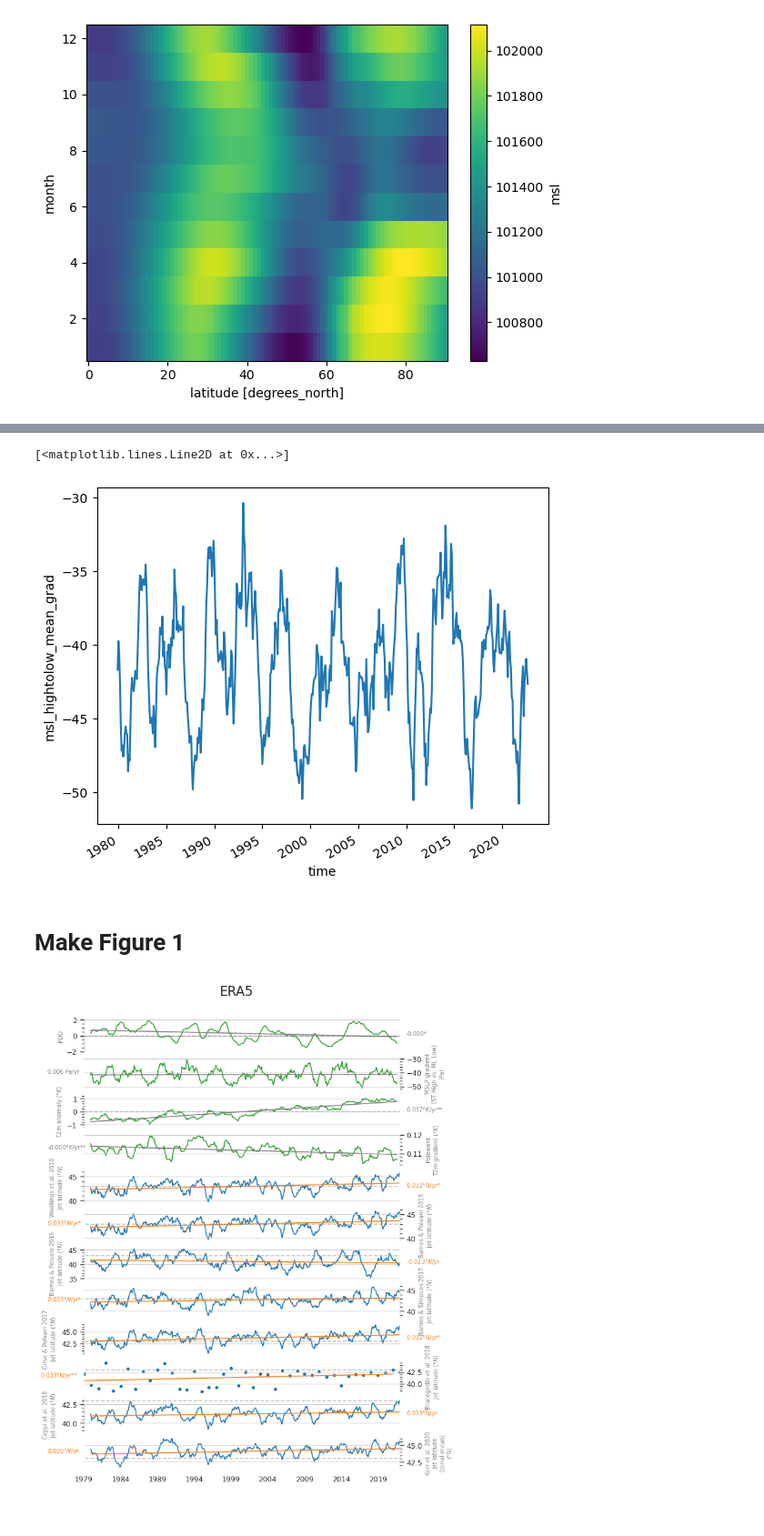
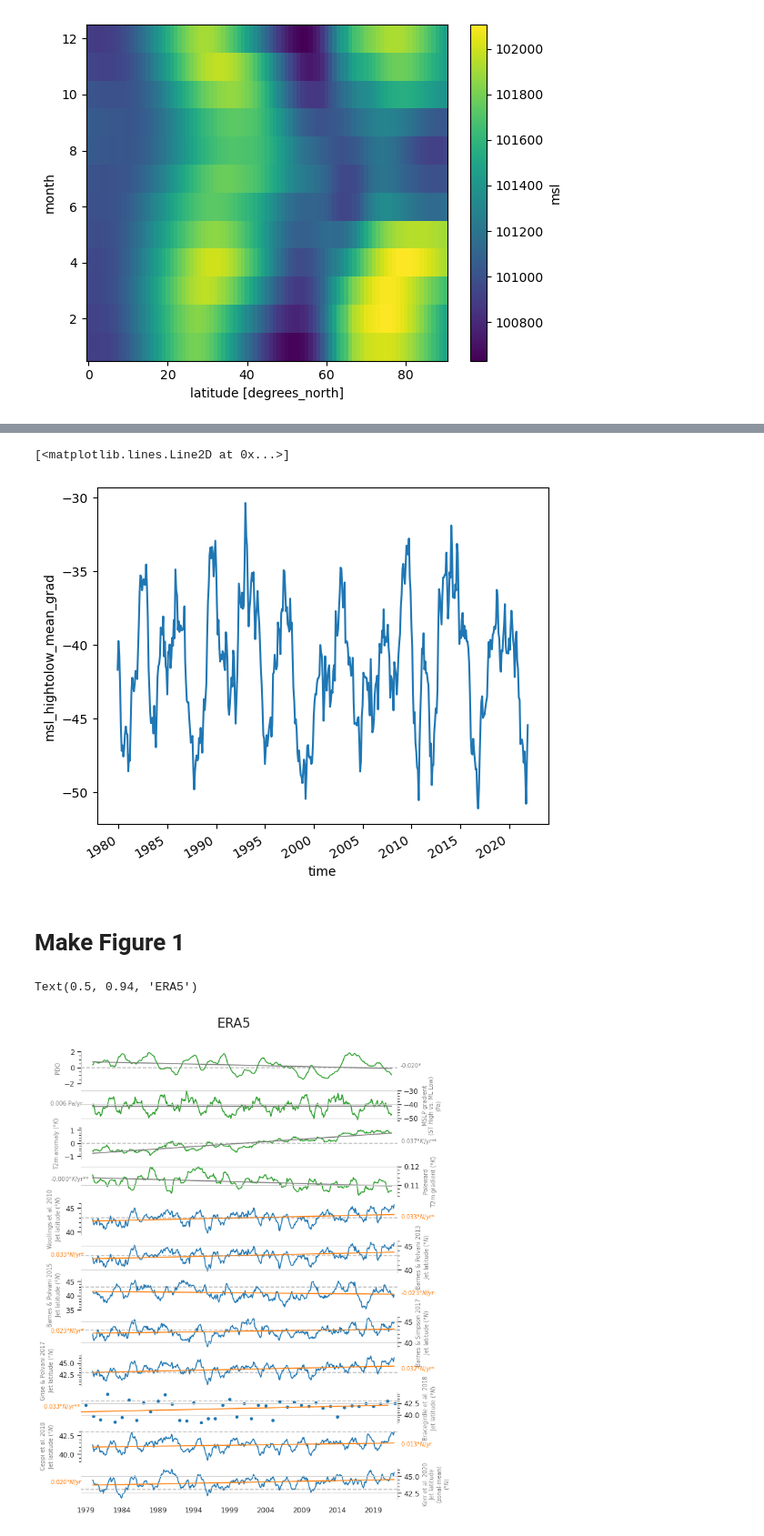
Before and after one commit to Thomasjkeel/uncertainty-in-npac-jet-shift, a Jupyter notebook: Figure_1.ipynb, the cells around one changed output, grey strips where cells are left out. Shown at 91% size. Drawn from its saved outputs; the diff is of its cells as text; code cells hidden in the pictures.

Commit message:
update figure 1 nb

```diff
--- a/Figure_1.ipynb
+++ b/Figure_1.ipynb
@@ -61,8 +60,7 @@ PDO_data['time'] = PDO_data['time'].apply(lambda t: datetime.datetime.strptime(s
 PDO_data = PDO_data.set_index('time')
 PDO_data = PDO_data.loc["1979":]
 # %%
-MSLP_data = xr.open_dataset('data/era5_mslp_59to22_monthly.nc')
-MSLP_data = MSLP_data.sel(expver=1)
+MSLP_data = xr.open_dataset('data/era5_mslp_79to21_NH_monthly.nc')
 MSLP_data = MSLP_data.drop_vars('expver')
 MSLP_data = MSLP_data.sel(time=slice("1979", None))
 # %%
@@ -201,7 +199,7 @@ Wall time: 4.28 s
 npac_mslp['msl_hightolow_mean_grad'].rolling({'time':12}).mean().plot(c='C0')
 # %% [output]
 [<matplotlib.lines.Line2D at 0x...>]
-[figure, old version]
+[figure, new version]
 # %% [markdown]
 # Make Figure 1
 # %%
@@ -270,16 +268,16 @@ all_data_1m_resampled['msl_hightolow_mean_grad'].rolling(window=WINDOW_SIZE).mea
 all_data_1m_resampled['temp_anom'].rolling(window=WINDOW_SIZE).mean().plot(ax=axes[2], c='C2')
 axes[2].set_ylim(-1.2, 1.2)
 axes[2].hlines(0, 100, 648, alpha=.5, color='grey', linestyle='--')
-all_data_1m_resampled['t2m_mean_poleward_grad'].rolling(window=12).mean().plot(ax=axes[3], c='C2')
-all_data_1m_resampled['jet_lat_w10'].rolling(window=12).mean().plot(ax=axes[4], c="C0")
-all_data_1m_resampled['jet_lat_bp13'].rolling(window=12).mean().plot(ax=axes[5], c="C0")
-all_data_1m_resampled['jet_lat_bp15'].rolling(window=12).mean().plot(ax=axes[6], c="C0")
-all_data_1m_resampled['jet_lat_bs17'].rolling(window=12).mean().plot(ax=axes[7], c="C0")
-all_data_1m_resampled['jet_lat_gp17'].rolling(window=12).mean().plot(ax=axes[8], c="C0")
+all_data_1m_resampled['t2m_mean_poleward_grad'].rolling(window=WINDOW_SIZE).mean().plot(ax=axes[3], c='C2')
+all_data_1m_resampled['jet_lat_w10'].rolling(window=WINDOW_SIZE).mean().plot(ax=axes[4], c="C0")
+all_data_1m_resampled['jet_lat_bp13'].rolling(window=WINDOW_SIZE).mean().plot(ax=axes[5], c="C0")
+all_data_1m_resampled['jet_lat_bp15'].rolling(window=WINDOW_SIZE).mean().plot(ax=axes[6], c="C0")
+all_data_1m_resampled['jet_lat_bs17'].rolling(window=WINDOW_SIZE).mean().plot(ax=axes[7], c="C0")
+all_data_1m_resampled['jet_lat_gp17'].rolling(window=WINDOW_SIZE).mean().plot(ax=axes[8], c="C0")
 all_data_1m_resampled['annual_JPOS'].plot(ax=axes[9], marker='o', markersize=3, c="C0")
-all_data_1m_resampled['jet_lat_c18'].rolling(window=12).mean().plot(ax=axes[10], c="C0")
+all_data_1m_resampled['jet_lat_c18'].rolling(window=WINDOW_SIZE).mean().plot(ax=axes[10], c="C0")
 # axes[10].set_ylim(26, 42)
-all_data_1m_resampled['jet_lat_k20'].rolling(window=12).mean().plot(ax=axes[11], c="C0")
+all_data_1m_resampled['jet_lat_k20'].rolling(window=WINDOW_SIZE).mean().plot(ax=axes[11], c="C0")
 
 counter = 0
 for ax, col_name, ylabel in zip(axes, cols_to_plot, ylabels):
@@ -310,14 +308,14 @@ for ax, col_name, ylabel in zip(axes, cols_to_plot, ylabels):
     elif col_name in cols_to_plot[:4]:
         color_to_use = 'C7'
         # Work around because first columns are monthly res
-        lin_reg_line = get_linear_reg_slope(pd.DataFrame(all_data_1m_resampled[col_name].rolling(window=12).mean()), col_name)
+        lin_reg_line = get_linear_reg_slope(pd.DataFrame(all_data_1m_resampled[col_name].rolling(window=WINDOW_SIZE).mean()), col_name)
         lin_reg_line.plot(ax=ax, c=color_to_use, legend=False)
     else:
         color_to_use = 'C1'
         # try:
         #     lin_reg_line = get_linear_reg_slope(all_data_rolling, col_name)
         # except:
-        lin_reg_line = get_linear_reg_slope(pd.DataFrame(all_data_1m_resampled[col_name].rolling(window=12).mean()), col_name)
+        lin_reg_line = get_linear_reg_slope(pd.DataFrame(all_data_1m_resampled[col_name].rolling(window=WINDOW_SIZE).mean()), col_name)
         lin_reg_line.plot(ax=ax, c='C1', legend=False)
     # if counter == 4:
     #     break
@@ -331,40 +329,41 @@ for ax, col_name, ylabel in zip(axes, cols_to_plot, ylabels):
     if col_name == 'annual_JPOS':
         ADF, pval, _, _, _, _ = adfuller(all_data_1m_resampled[col_name].dropna())
     elif col_name in cols_to_plot[:4]:
-        ADF, pval, _, _, _, _ = adfuller(all_data_1m_resampled[col_name].rolling(window=12).mean().dropna())
+        ADF, pval, _, _, _, _ = adfuller(all_data_1m_resampled[col_name].rolling(window=WINDOW_SIZE).mean().dropna())
     else:
-        ADF, pval, _, _, _, _ = adfuller(all_data_1m_resampled[col_name].rolling(window=12).mean().dropna())
+        ADF, pval, _, _, _, _ = adfuller(all_data_1m_resampled[col_name].rolling(window=WINDOW_SIZE).mean().dropna())
 
     if pval >= 0.05:
         slope_label += "*"
     if pval >= 0.01:
         slope_label += "*"
     else:
         pass
     if counter % 2 == 1:
         ymin, ymax = twin_ax.get_ylim()
         twin_ax.text(s=f"{slope_by_year:.3f}{slope_label}", x=twin_ax.get_xlim()[0]-60, y=(ymin + ymax)/2, fontsize=7, c=color_to_use)
     else:
         ymin, ymax = ax.get_ylim()
         ax.text(s=f"{slope_by_year:.3f}{slope_label}", x=ax.get_xlim()[-1]+10, y=(ymin + ymax)/2, fontsize=7, c=color_to_use)
 
     ax.grid(axis='x')
     ax.minorticks_on()
     ax.tick_params(axis='y',which='major', left=True)
     ax.tick_params(axis='y',which='minor', left=True)
     counter += 1
 
 
 for n in range(4, 12):
     if n % 2 != 1:
         axes[n].hlines(43, 0, 680, color='gray', alpha=0.5, linestyle='--')
 
-# for ax in axes:
-#     ax.set_xlim(100, 648)
+for ax in axes:
+    ax.set_xlim(100, 628)
 
 axes[-1].set_xlabel("")
 fig.subplots_adjust(hspace=0.2)
 plt.suptitle('ERA5', y=0.94, size=16)
 # fig.savefig('figures/figure_1.png', dpi=300, bbox_inches='tight', transparent=False)
 # %% [output]
+Text(0.5, 0.94, 'ERA5')
-[figure, old version]
+[figure, new version]
```
Also changed, not shown: parts of 11 cells of this notebook, 1 other file.
